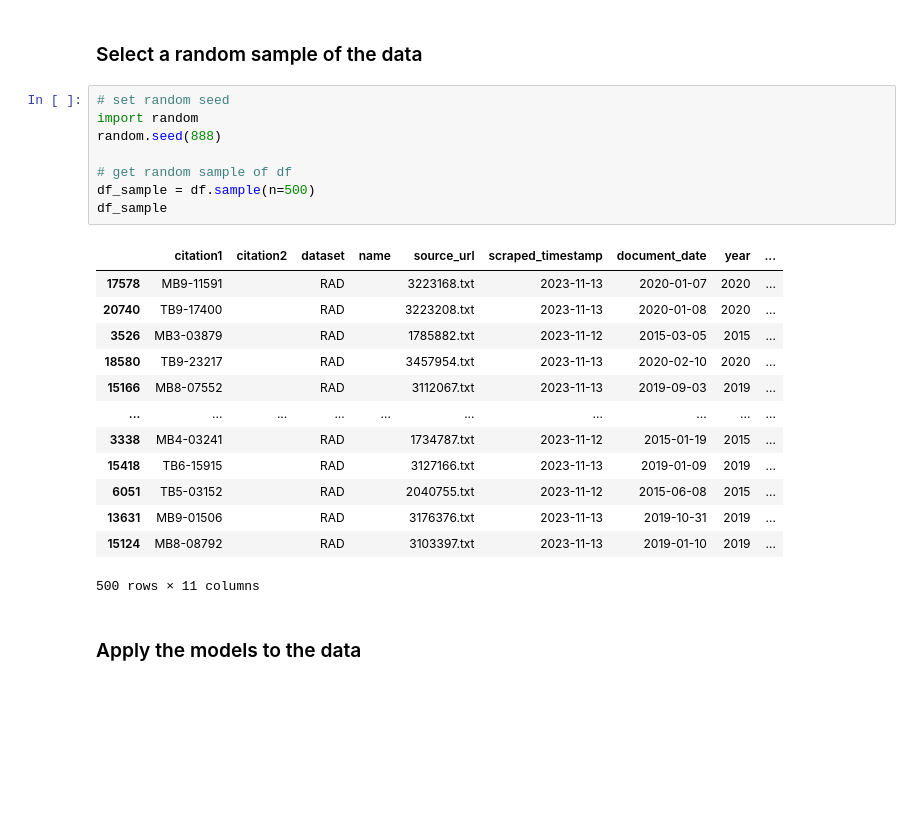
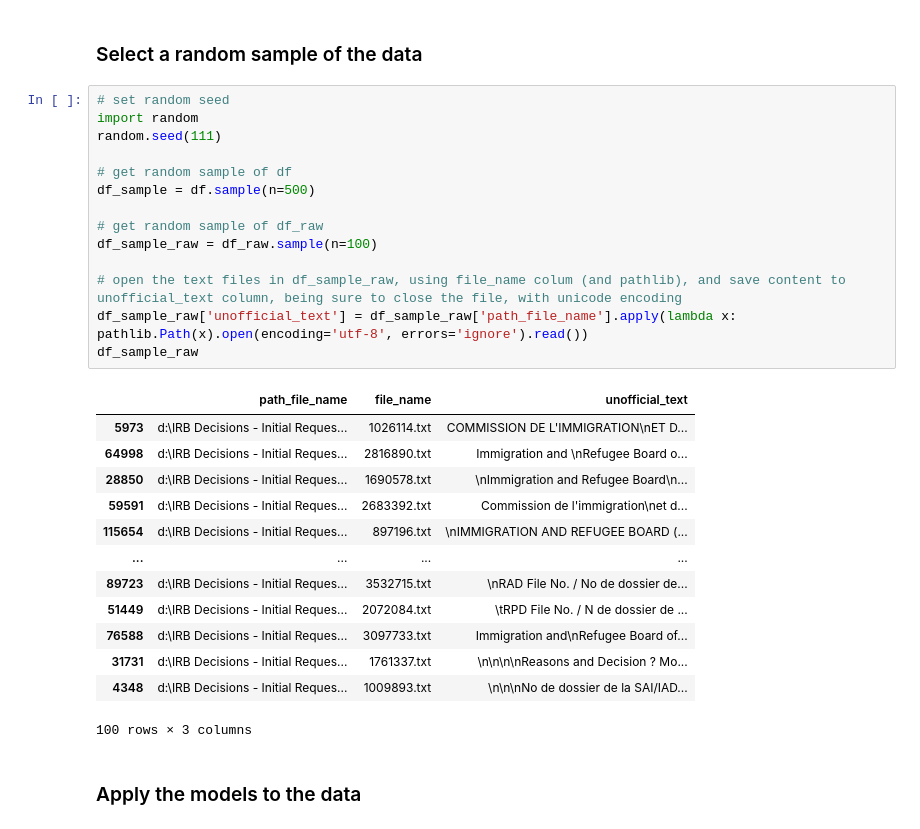
Before and after one commit to Refugee-Law-Lab/rad_bulk_data, a Jupyter notebook: genAI-verification.ipynb, the cells around one changed output. Drawn from its saved outputs; the diff is of its cells as text; blank space fills up the shorter version.

```diff
--- a/genAI-verification.ipynb
+++ b/genAI-verification.ipynb
@@ -84,27 +115,33 @@ df
 # %% [markdown]
 ### Select a random sample of the data
-# %%
-# set random seed
-import random
-random.seed(888)
-
-# get random sample of df
-df_sample = df.sample(n=500)
-df_sample
-# %% [output]
-|  | citation1 | citation2 | dataset | name | source_url | scraped_timestamp | document_date | year | ... |
-| 17578 | MB9-11591 |  | RAD |  | 3223168.txt | 2023-11-13 | 2020-01-07 | 2020 | ... |
-| 20740 | TB9-17400 |  | RAD |  | 3223208.txt | 2023-11-13 | 2020-01-08 | 2020 | ... |
-| 3526 | MB3-03879 |  | RAD |  | 1785882.txt | 2023-11-12 | 2015-03-05 | 2015 | ... |
-| 18580 | TB9-23217 |  | RAD |  | 3457954.txt | 2023-11-13 | 2020-02-10 | 2020 | ... |
-| 15166 | MB8-07552 |  | RAD |  | 3112067.txt | 2023-11-13 | 2019-09-03 | 2019 | ... |
-| ... | ... | ... | ... | ... | ... | ... | ... | ... | ... |
-| 3338 | MB4-03241 |  | RAD |  | 1734787.txt | 2023-11-12 | 2015-01-19 | 2015 | ... |
-| 15418 | TB6-15915 |  | RAD |  | 3127166.txt | 2023-11-13 | 2019-01-09 | 2019 | ... |
-| 6051 | TB5-03152 |  | RAD |  | 2040755.txt | 2023-11-12 | 2015-06-08 | 2015 | ... |
-| 13631 | MB9-01506 |  | RAD |  | 3176376.txt | 2023-11-13 | 2019-10-31 | 2019 | ... |
-| 15124 | MB8-08792 |  | RAD |  | 3103397.txt | 2023-11-13 | 2019-01-10 | 2019 | ... |
-500 rows × 11 columns
+# %%
+# set random seed
+import random
+random.seed(111)
+
+# get random sample of df
+df_sample = df.sample(n=500)
+
+# get random sample of df_raw
+df_sample_raw = df_raw.sample(n=100)
+
+# open the text files in df_sample_raw, using file_name colum (and pathlib), and save content to unofficial_text column, being sure to close the file, with unicode encoding
+df_sample_raw['unofficial_text'] = df_sample_raw['path_file_name'].apply(lambda x: pathlib.Path(x).open(encoding='utf-8', errors='ignore').read())
+df_sample_raw
+# %% [output]
+|  | path_file_name | file_name | unofficial_text |
+| 5973 | d:\IRB Decisions - Initial Reques... | 1026114.txt | COMMISSION DE L'IMMIGRATION\nET D... |
+| 64998 | d:\IRB Decisions - Initial Reques... | 2816890.txt | Immigration and \nRefugee Board o... |
+| 28850 | d:\IRB Decisions - Initial Reques... | 1690578.txt | \nImmigration and Refugee Board\n... |
+| 59591 | d:\IRB Decisions - Initial Reques... | 2683392.txt | Commission de l'immigration\net d... |
+| 115654 | d:\IRB Decisions - Initial Reques... | 897196.txt | \nIMMIGRATION AND REFUGEE BOARD (... |
+| ... | ... | ... | ... |
+| 89723 | d:\IRB Decisions - Initial Reques... | 3532715.txt | \nRAD File No. / No de dossier de... |
+| 51449 | d:\IRB Decisions - Initial Reques... | 2072084.txt | \tRPD File No. / N de dossier de ... |
+| 76588 | d:\IRB Decisions - Initial Reques... | 3097733.txt | Immigration and\nRefugee Board of... |
+| 31731 | d:\IRB Decisions - Initial Reques... | 1761337.txt | \n\n\n\nReasons and Decision ? Mo... |
+| 4348 | d:\IRB Decisions - Initial Reques... | 1009893.txt | \n\n\nNo de dossier de la SAI/IAD... |
+100 rows × 3 columns
 # %% [markdown]
 ### Apply the models to the data
 # %%
```
Also changed, not shown: parts of 17 cells of this notebook.
